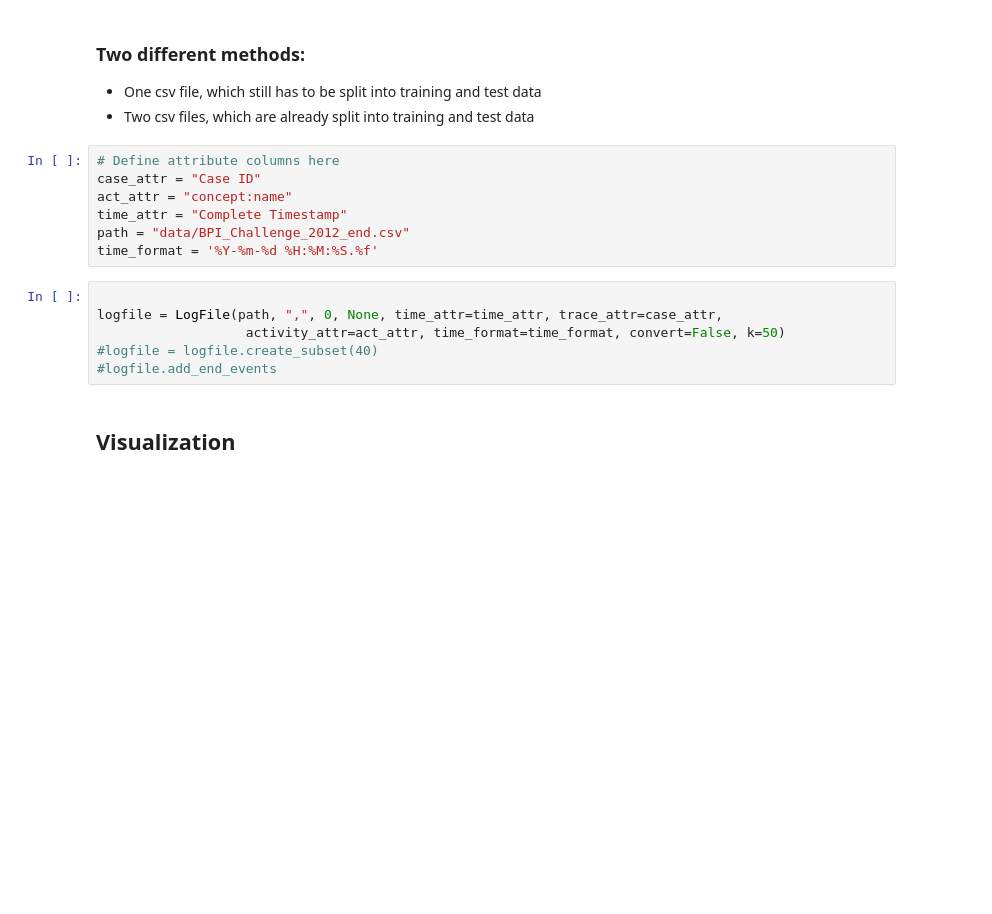
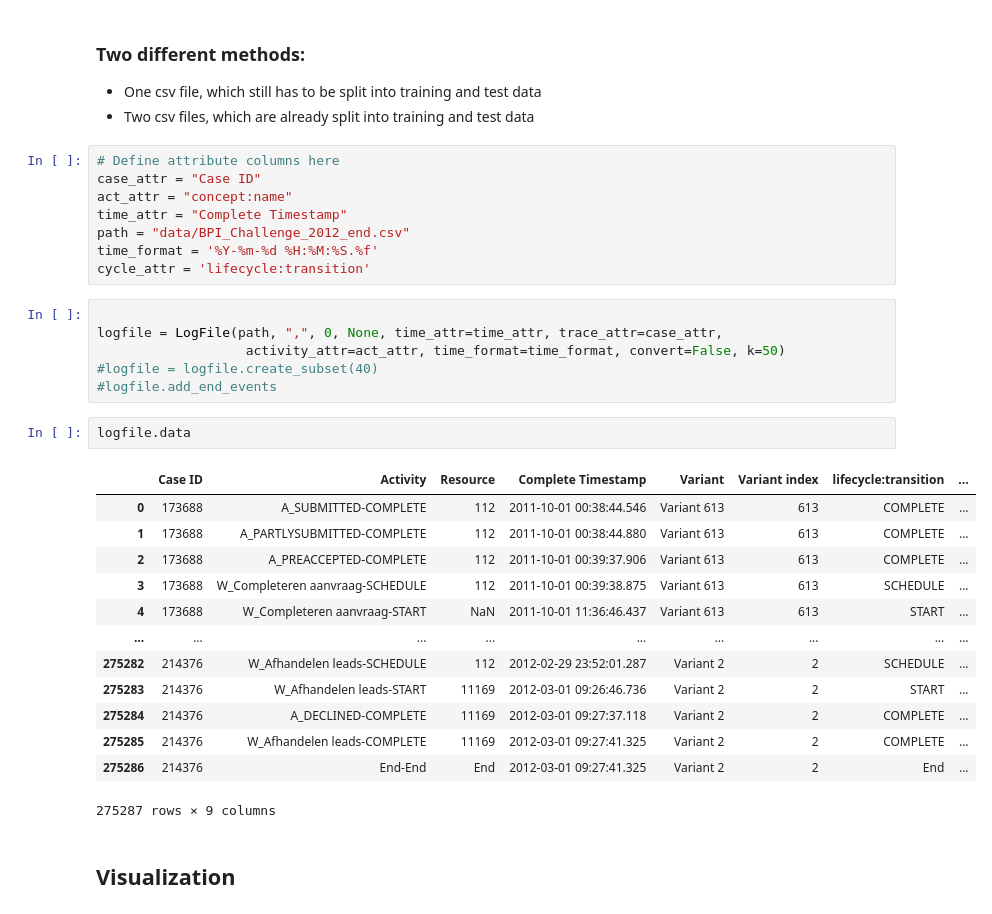
Before and after one commit to TristanDeenen/Process-Mining, a Jupyter notebook: Deliv_Notebook.ipynb, the cells around one changed output. Drawn from its saved outputs; the diff is of its cells as text; blank space fills up the shorter version.

```diff
--- a/Deliv_Notebook.ipynb
+++ b/Deliv_Notebook.ipynb
@@ -45,12 +45,29 @@ act_attr = "concept:name"
 time_attr = "Complete Timestamp"
 path = "data/BPI_Challenge_2012_end.csv"
 time_format = '%Y-%m-%d %H:%M:%S.%f'
+cycle_attr = 'lifecycle:transition'
 # %%
 
 logfile = LogFile(path, ",", 0, None, time_attr=time_attr, trace_attr=case_attr,
                    activity_attr=act_attr, time_format=time_format, convert=False, k=50)
 #logfile = logfile.create_subset(40)
 #logfile.add_end_events
+# %%
+logfile.data
+# %% [output]
+|  | Case ID | Activity | Resource | Complete Timestamp | Variant | Variant index | lifecycle:transition | ... |
+| 0 | 173688 | A_SUBMITTED-COMPLETE | 112 | 2011-10-01 00:38:44.546 | Variant 613 | 613 | COMPLETE | ... |
+| 1 | 173688 | A_PARTLYSUBMITTED-COMPLETE | 112 | 2011-10-01 00:38:44.880 | Variant 613 | 613 | COMPLETE | ... |
+| 2 | 173688 | A_PREACCEPTED-COMPLETE | 112 | 2011-10-01 00:39:37.906 | Variant 613 | 613 | COMPLETE | ... |
+| 3 | 173688 | W_Completeren aanvraag-SCHEDULE | 112 | 2011-10-01 00:39:38.875 | Variant 613 | 613 | SCHEDULE | ... |
+| 4 | 173688 | W_Completeren aanvraag-START | NaN | 2011-10-01 11:36:46.437 | Variant 613 | 613 | START | ... |
+| ... | ... | ... | ... | ... | ... | ... | ... | ... |
+| 275282 | 214376 | W_Afhandelen leads-SCHEDULE | 112 | 2012-02-29 23:52:01.287 | Variant 2 | 2 | SCHEDULE | ... |
+| 275283 | 214376 | W_Afhandelen leads-START | 11169 | 2012-03-01 09:26:46.736 | Variant 2 | 2 | START | ... |
+| 275284 | 214376 | A_DECLINED-COMPLETE | 11169 | 2012-03-01 09:27:37.118 | Variant 2 | 2 | COMPLETE | ... |
+| 275285 | 214376 | W_Afhandelen leads-COMPLETE | 11169 | 2012-03-01 09:27:41.325 | Variant 2 | 2 | COMPLETE | ... |
+| 275286 | 214376 | End-End | End | 2012-03-01 09:27:41.325 | Variant 2 | 2 | End | ... |
+275287 rows × 9 columns
 # %% [markdown]
 ## Visualization
 # %%
```
Also changed, not shown: 1 other file.
